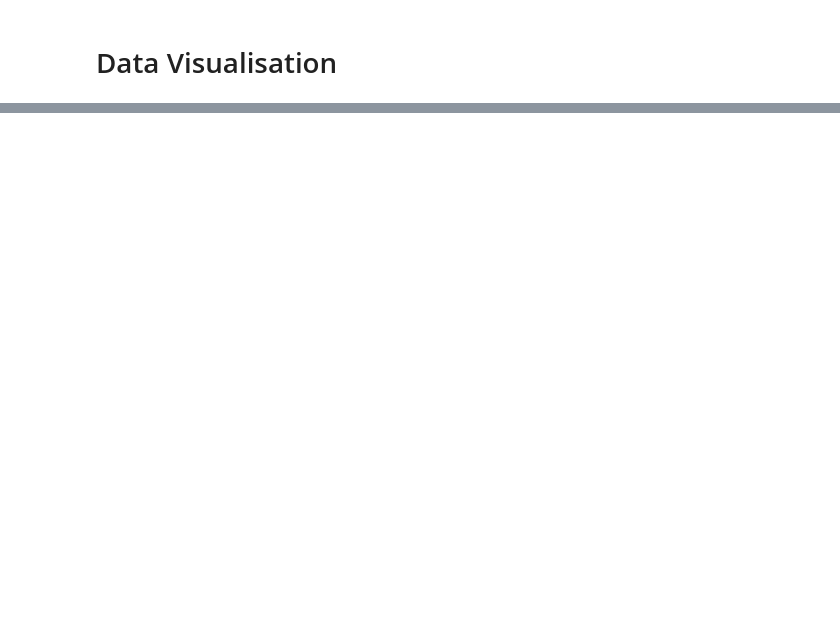
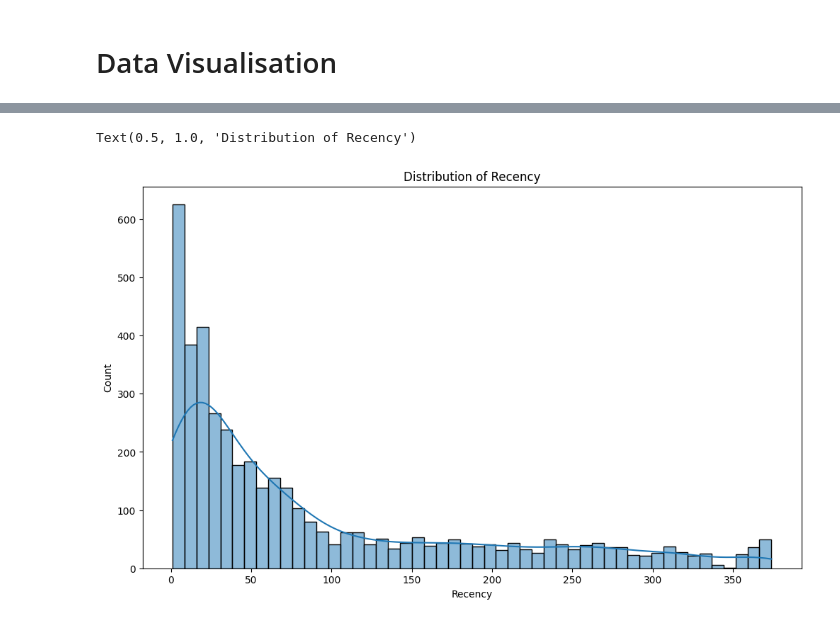
Before and after one commit to snarula31/Customer-Segmentation, a Jupyter notebook: notebook/EDA.ipynb, the cells around one changed output, grey strips where cells are left out. Cells and saved outputs as stored; diff of their text form; code cells hidden in the pictures; blank space fills up the shorter version.

```diff
--- a/notebook/EDA.ipynb
+++ b/notebook/EDA.ipynb
@@ -431,3 +435,11 @@ ActiveMonths             0
 CustomerLifetimeDays     0
 Country                  0
 dtype: int64
+# %%
+# Fill NaNs
+customer_features.fillna(0, inplace=True)
+
+# Remove customers with zero monetary value (pure returns)
+customer_features = customer_features[customer_features["Monetary"] > 0]
+
+customer_features.head()
@@ -523,0 +539,7 @@ plt.show()
+# %%
+plt.figure(figsize=(12,7))
+sns.histplot(customer_features['Recency'], bins=50, kde=True)
+plt.title('Distribution of Recency')
+# %% [output]
+Text(0.5, 1.0, 'Distribution of Recency')
+[figure, added]
```
Also changed, not shown: parts of 26 cells of this notebook.
